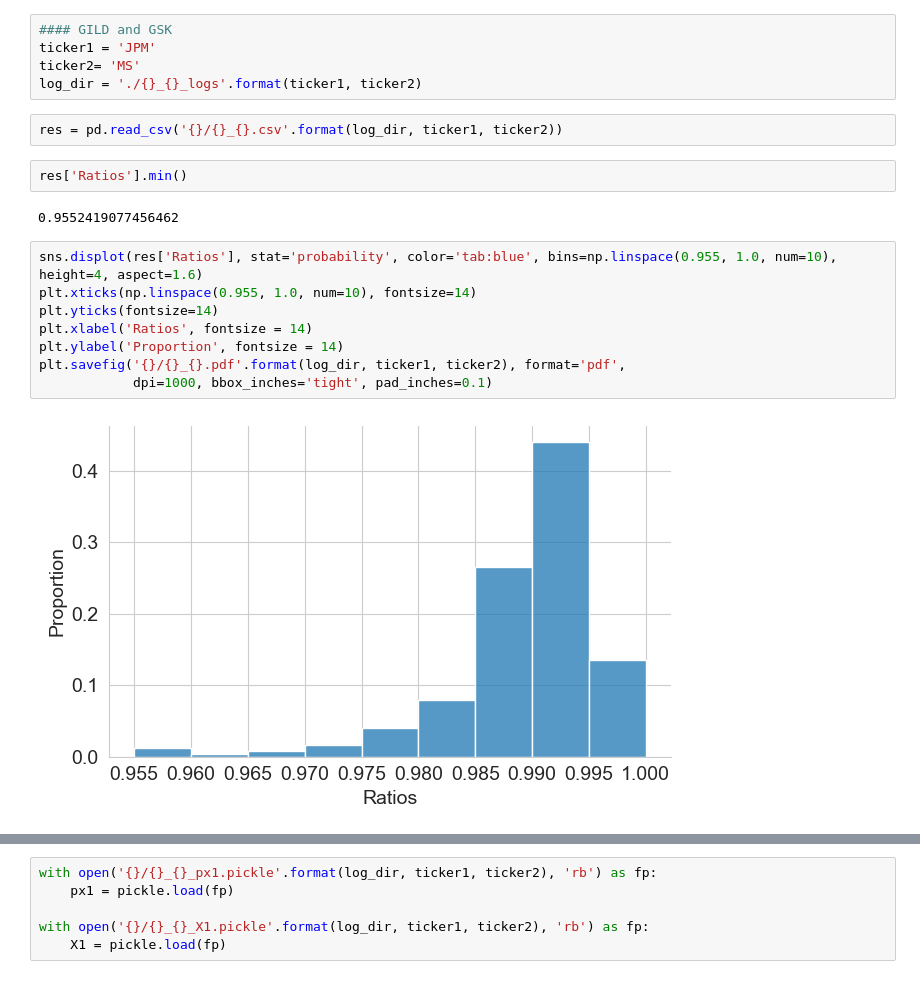
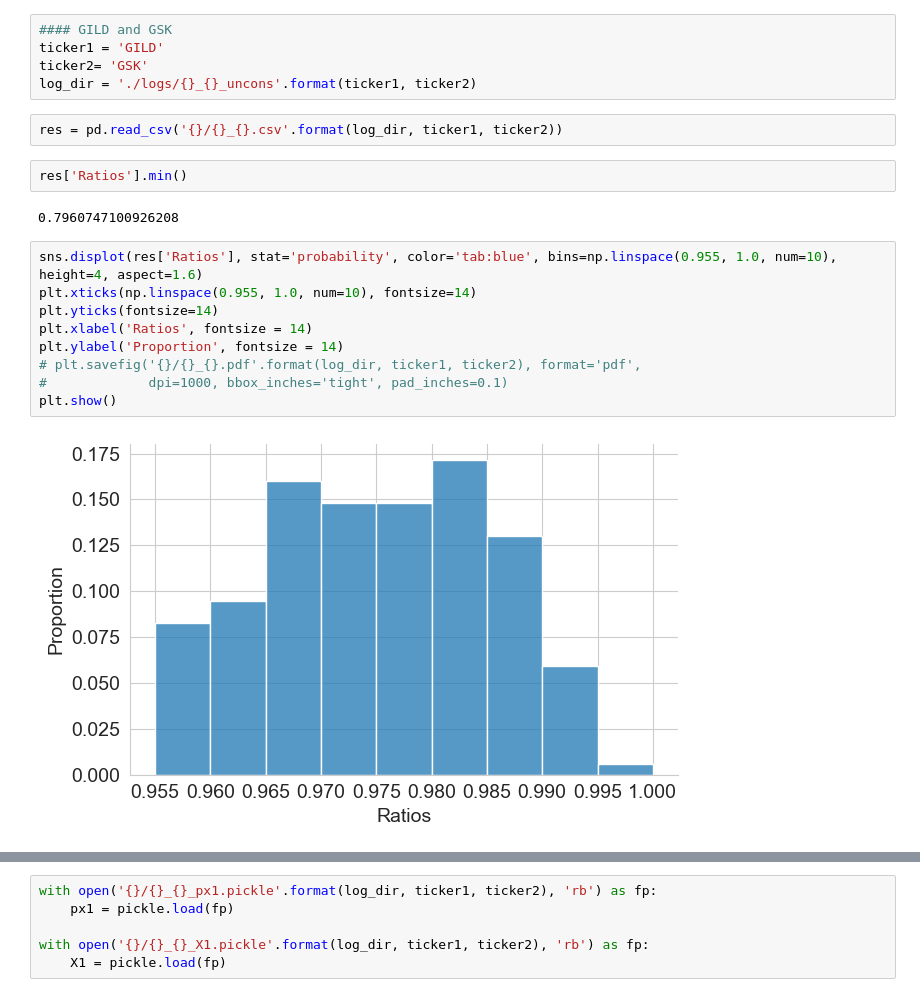
Before and after one commit to hanbingyan/McCormick, a Jupyter notebook: Figs.ipynb, the cells around one changed output, grey strips where cells are left out. Cells and saved outputs as stored; diff of their text form.

```diff
--- a/Figs.ipynb
+++ b/Figs.ipynb
@@ -12,25 +12,26 @@ from datetime import datetime
 sns.set_style("whitegrid")
 # %%
 #### GILD and GSK
-ticker1 = 'JPM'
-ticker2= 'MS'
-log_dir = './{}_{}_logs'.format(ticker1, ticker2)
+ticker1 = 'GILD'
+ticker2= 'GSK'
+log_dir = './logs/{}_{}_uncons'.format(ticker1, ticker2)
 # %%
 res = pd.read_csv('{}/{}_{}.csv'.format(log_dir, ticker1, ticker2))
 # %%
 res['Ratios'].min()
 # %% [output]
-0.9552419077456462
+0.7960747100926208
 # %%
 sns.displot(res['Ratios'], stat='probability', color='tab:blue', bins=np.linspace(0.955, 1.0, num=10), height=4, aspect=1.6)
 plt.xticks(np.linspace(0.955, 1.0, num=10), fontsize=14)
 plt.yticks(fontsize=14)
 plt.xlabel('Ratios', fontsize = 14)
 plt.ylabel('Proportion', fontsize = 14)
-plt.savefig('{}/{}_{}.pdf'.format(log_dir, ticker1, ticker2), format='pdf',
-            dpi=1000, bbox_inches='tight', pad_inches=0.1)
+# plt.savefig('{}/{}_{}.pdf'.format(log_dir, ticker1, ticker2), format='pdf',
+#             dpi=1000, bbox_inches='tight', pad_inches=0.1)
+plt.show()
 # %% [output]
-[figure, old version]
+[figure, new version]
 # %%
 # #### For GILD_GSK
 # sns.displot(res['Ratios'], stat='probability', color='tab:blue', bins=np.linspace(0.775, 1.0, num=10), height=4, aspect=1.6)
```
Also changed, not shown: parts of 3 cells of this notebook, 1 other file.
